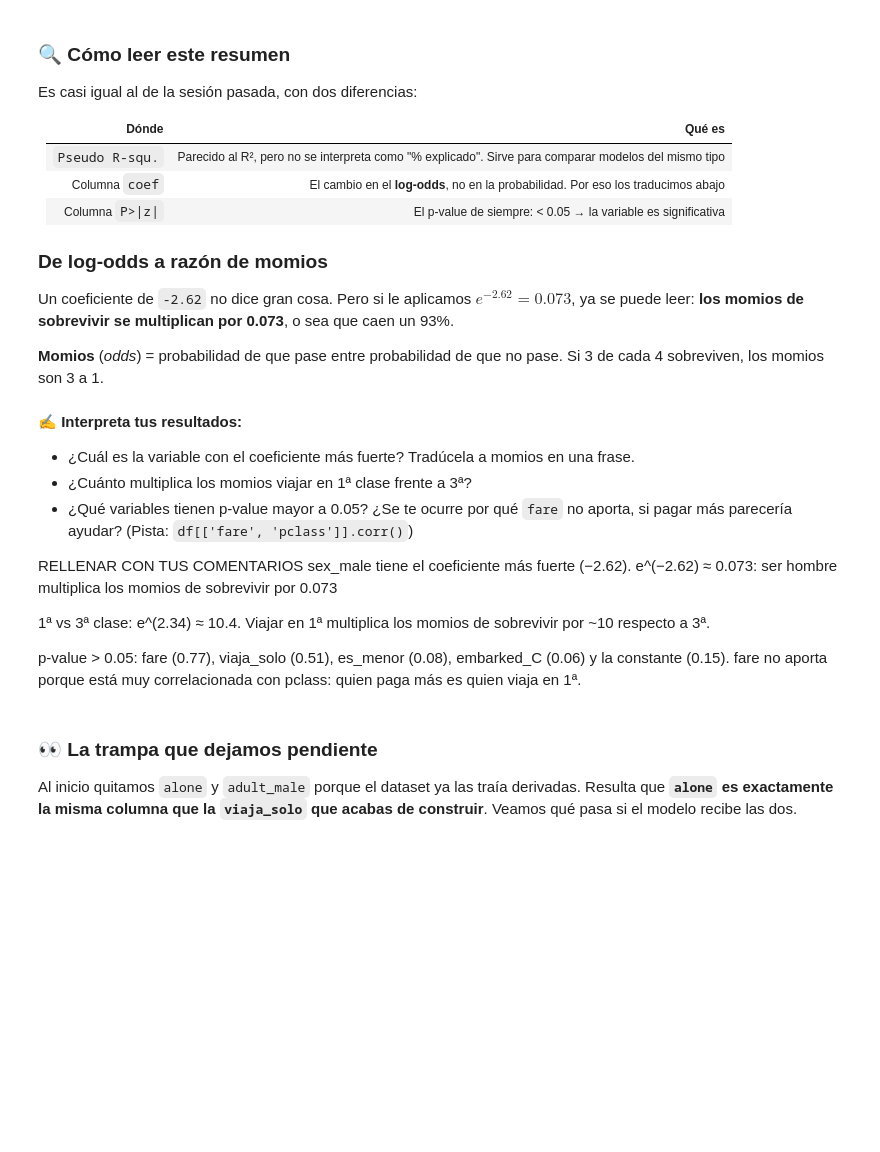
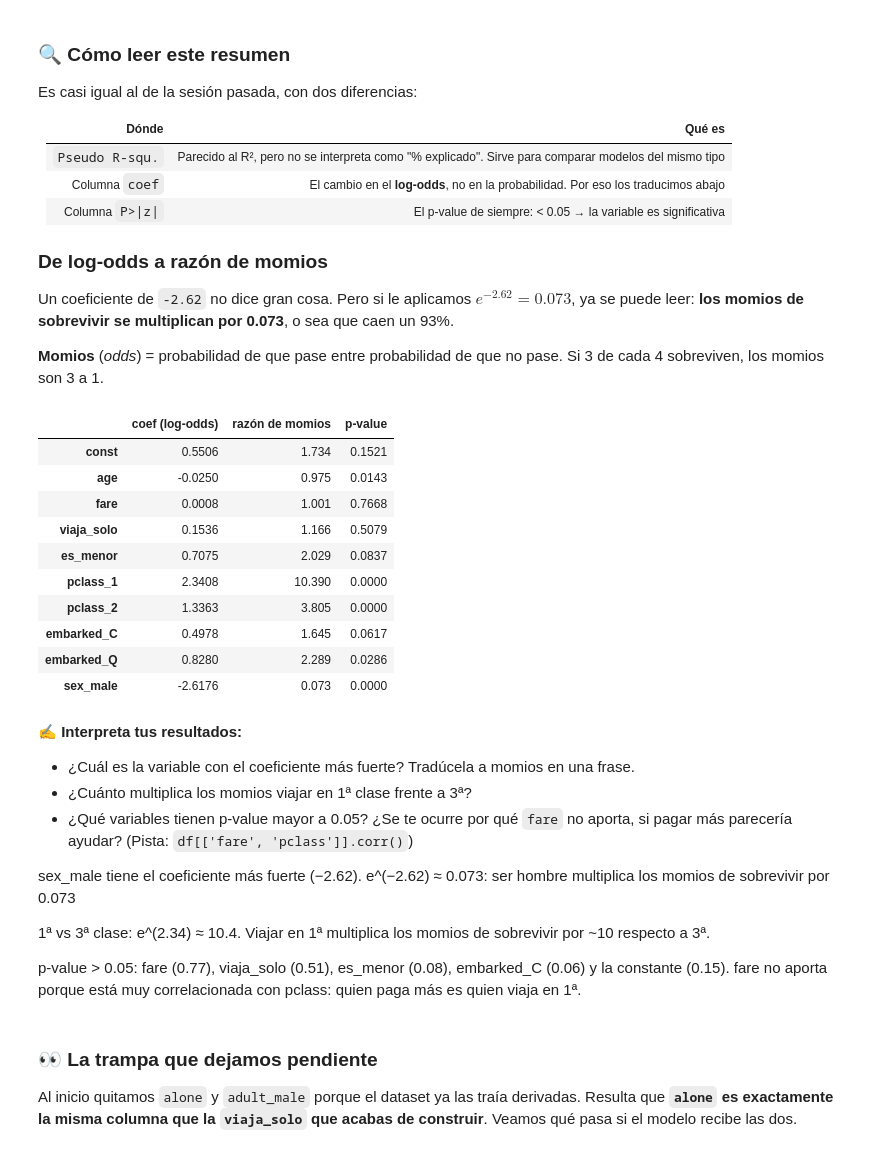
Before and after one commit to sofia-fernandez04/modelos-predictivos-636314, a Jupyter notebook: 02-regresion-logistica/caso_titanic.ipynb, the cells around one changed output. Cells and saved outputs as stored; diff of their text form; code cells hidden in the pictures; blank space fills up the shorter version.

```diff
--- a/02-regresion-logistica/caso_titanic.ipynb
+++ b/02-regresion-logistica/caso_titanic.ipynb
@@ -803,14 +802,26 @@ Un coeficiente de `-2.62` no dice gran cosa. Pero si le aplicamos $e^{-2.62} = 0
 # %%
 # Traduce los coeficientes a razón de momios
 # Pista: razon_de_momios(modelo_completo)
-# ✍️ Tu código aquí
+razon_de_momios(modelo_completo)
+# %% [output]
+|  | coef (log-odds) | razón de momios | p-value |
+| const | 0.5506 | 1.734 | 0.1521 |
+| age | -0.0250 | 0.975 | 0.0143 |
+| fare | 0.0008 | 1.001 | 0.7668 |
+| viaja_solo | 0.1536 | 1.166 | 0.5079 |
+| es_menor | 0.7075 | 2.029 | 0.0837 |
+| pclass_1 | 2.3408 | 10.390 | 0.0000 |
+| pclass_2 | 1.3363 | 3.805 | 0.0000 |
+| embarked_C | 0.4978 | 1.645 | 0.0617 |
+| embarked_Q | 0.8280 | 2.289 | 0.0286 |
+| sex_male | -2.6176 | 0.073 | 0.0000 |
 # %% [markdown]
 ✍️ **Interpreta tus resultados:**
 - ¿Cuál es la variable con el coeficiente más fuerte? Tradúcela a momios en una frase.
 - ¿Cuánto multiplica los momios viajar en 1ª clase frente a 3ª?
 - ¿Qué variables tienen p-value mayor a 0.05? ¿Se te ocurre por qué `fare` no aporta, si pagar más parecería ayudar? (Pista: `df[['fare', 'pclass']].corr()`)
 
-RELLENAR CON TUS COMENTARIOS
+
 sex_male tiene el coeficiente más fuerte (−2.62). e^(−2.62) ≈ 0.073: ser hombre multiplica los momios de sobrevivir por 0.073
 
 1ª vs 3ª clase: e^(2.34) ≈ 10.4. Viajar en 1ª multiplica los momios de sobrevivir por ~10 respecto a 3ª.
```
Also changed, not shown: parts of 9 cells of this notebook.
